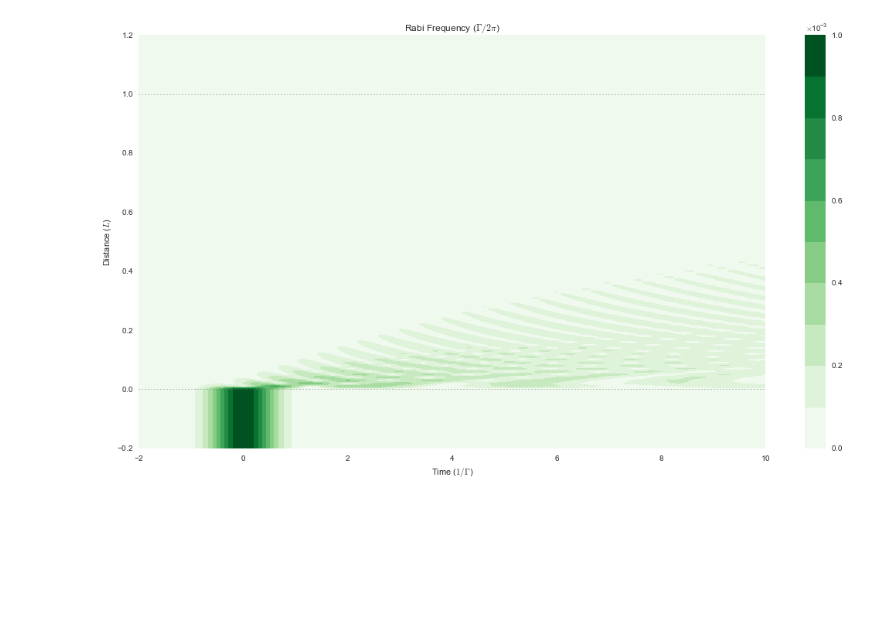
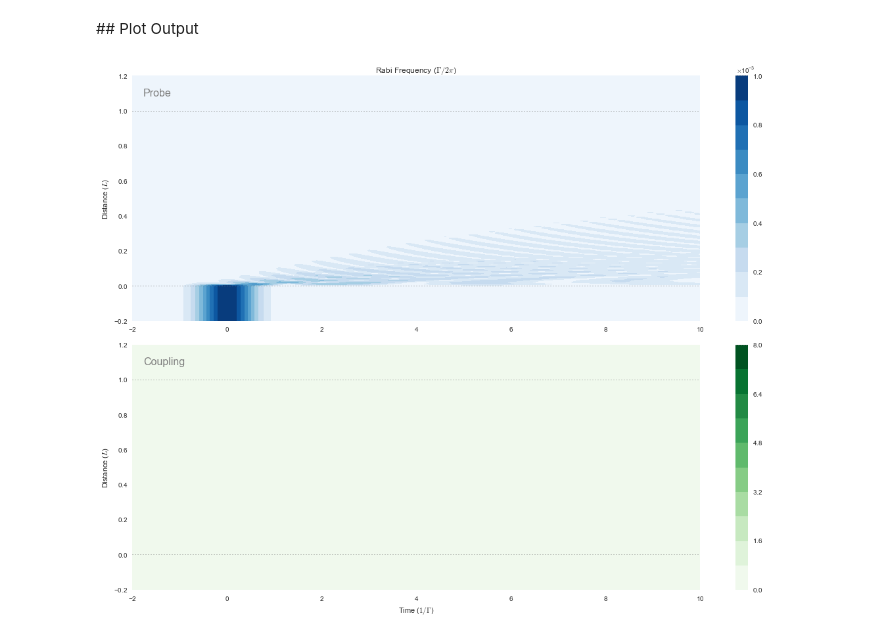
Before and after one commit to tpogden/notebooks-maxwellbloch, a Jupyter notebook: mb-solve-lambda-weak-pulse-more-atoms-no-coupling.ipynb, the cells around one changed output. Drawn from its saved outputs; the diff is of its cells as text; code cells hidden in the pictures; blank space fills up the shorter version.

Commit message:
Update lambda EIT notebooks

```diff
--- a/mb-solve-lambda-weak-pulse-more-atoms-no-coupling.ipynb
+++ b/mb-solve-lambda-weak-pulse-more-atoms-no-coupling.ipynb
@@ -85,23 +90,45 @@ Wall time: 24min 37s
+# %% [markdown]
+## Plot Output
 # %%
 import matplotlib.pyplot as plt
 %matplotlib inline
 import seaborn as sns
 
 import numpy as np
 
-fig = plt.figure(1, figsize=(16, 9))
-ax = fig.add_subplot(111)
-#fig, ax = plt.subplots(figsize=(16, 9))
+fig = plt.figure(1, figsize=(16, 12))
+
+# Probe
+ax = fig.add_subplot(211)
 cmap_range = np.linspace(0.0, 1.0e-3, 11)
 cf = ax.contourf(mb_solve_00.tlist, mb_solve_00.zlist,
                  np.abs(mb_solve_00.Omegas_zt[0]/(2*np.pi)),
+                 cmap_range, cmap=plt.cm.Blues)
+ax.set_title('Rabi Frequency ($\Gamma / 2\pi $)')
+ax.set_ylabel('Distance ($L$)')
+ax.text(0.02, 0.95, 'Probe',
+        verticalalignment='top', horizontalalignment='left',
+        transform=ax.transAxes, color='grey', fontsize=16)
+plt.colorbar(cf)
+
+# Coupling
+ax = fig.add_subplot(212)
+cmap_range = np.linspace(0.0, 8.0, 11)
+cf = ax.contourf(mb_solve_00.tlist, mb_solve_00.zlist,
+                 np.abs(mb_solve_00.Omegas_zt[1]/(2*np.pi)),
                  cmap_range, cmap=plt.cm.Greens)
-ax.set_title('Rabi Frequency ($\Gamma / 2\pi $)')
 ax.set_xlabel('Time ($1/\Gamma$)')
 ax.set_ylabel('Distance ($L$)')
-for y in [0.0, 1.0]:
-    ax.axhline(y, c='grey', lw=1.0, ls='dotted')
+ax.text(0.02, 0.95, 'Coupling',
+        verticalalignment='top', horizontalalignment='left',
+        transform=ax.transAxes, color='grey', fontsize=16)
 plt.colorbar(cf)
-plt.savefig('images/{0}.png'.format(NOTEBOOK_NAME))
+
+# Both
+for ax in fig.axes:
+    for y in [0.0, 1.0]:
+        ax.axhline(y, c='grey', lw=1.0, ls='dotted')
+plt.tight_layout()
+plt.savefig('images/mb-solve-lambda-weak-pulse-more-atoms-no-coupling.png')
 # %% [output]
-[figure, old version]
+[figure, new version]
```
Also changed, not shown: parts of 10 cells of this notebook, 4 other files.
